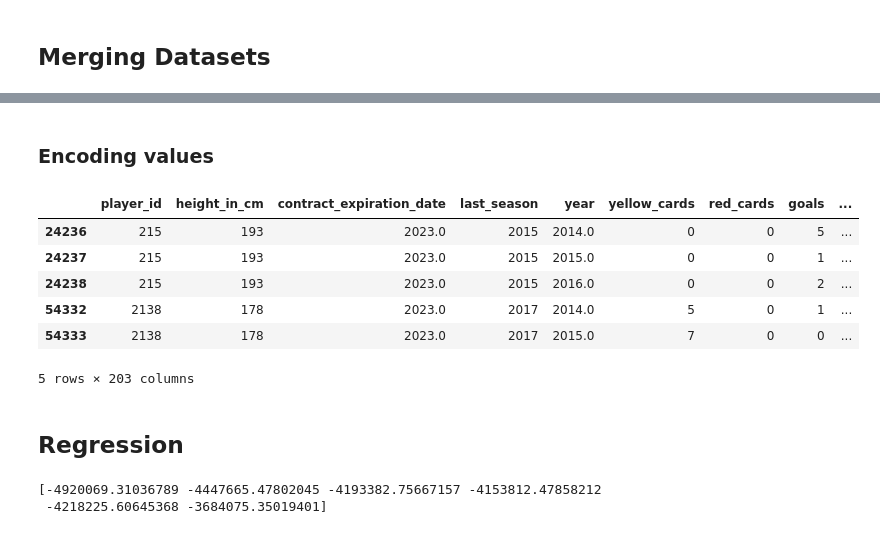
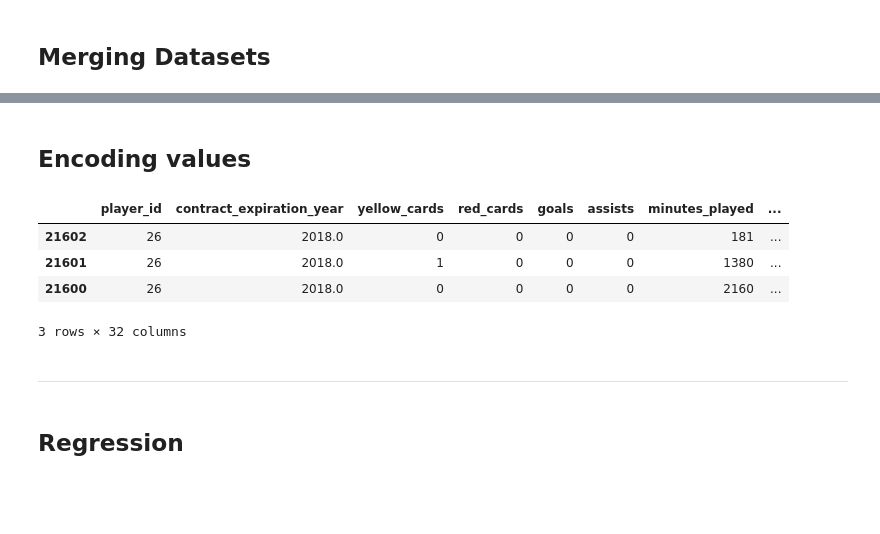
Before and after one commit to nicholasdieke/football-player-valuations, a Jupyter notebook: football_transfer_prediction.ipynb, the cells around one changed output, grey strips where cells are left out. Drawn from its saved outputs; the diff is of its cells as text; code cells hidden in the pictures; blank space fills up the shorter version.

```diff
--- a/football_transfer_prediction.ipynb
+++ b/football_transfer_prediction.ipynb
@@ -188,3 +183 @@ players = players.drop(columns=['current_club_id'])
-# %%
-players['contract_expiration_date'] = players['contract_expiration_date'].dt.year
 # %% [markdown]
@@ -192,4 +185,5 @@ players['contract_expiration_date'] = players['contract_expiration_date'].dt.yea
-# %%
-players = players[players['contract_expiration_date'].isnull() == False]
+# %%
+players['contract_expiration_year'] = players['contract_expiration_year'].fillna(players['last_season']+1)
+players = players.drop(columns=['last_season'])
 # %%
 players['foot'] = players['foot'].fillna('Right')
@@ -214,17 +212,19 @@ plt.show()
+# %%
+players = players.drop(columns=['height_in_cm', 'year'])
 # %% [markdown]
-### Encoding values
+## Encoding values
 # %%
 players = pd.get_dummies(players)
 # %%
-players = players.sort_values(by=['player_id', 'year'])
-players.head(5)
+players = players.sort_values(by=['player_id'])
+players.head(3)
 # %% [output]
-|  | player_id | height_in_cm | contract_expiration_date | last_season | year | yellow_cards | red_cards | goals | ... |
-| 24236 | 215 | 193 | 2023.0 | 2015 | 2014.0 | 0 | 0 | 5 | ... |
-| 24237 | 215 | 193 | 2023.0 | 2015 | 2015.0 | 0 | 0 | 1 | ... |
-| 24238 | 215 | 193 | 2023.0 | 2015 | 2016.0 | 0 | 0 | 2 | ... |
-| 54332 | 2138 | 178 | 2023.0 | 2017 | 2014.0 | 5 | 0 | 1 | ... |
-| 54333 | 2138 | 178 | 2023.0 | 2017 | 2015.0 | 7 | 0 | 0 | ... |
+|  | player_id | contract_expiration_year | yellow_cards | red_cards | goals | assists | minutes_played | ... |
+| 21602 | 26 | 2018.0 | 0 | 0 | 0 | 0 | 181 | ... |
+| 21601 | 26 | 2018.0 | 1 | 0 | 0 | 0 | 1380 | ... |
+| 21600 | 26 | 2018.0 | 0 | 0 | 0 | 0 | 2160 | ... |
-5 rows × 203 columns
+3 rows × 32 columns
+# %% [markdown]
+---
 # %% [markdown]
 ## Regression
@@ -244,19 +230,0 @@ def gradientDescent(X,y,theta,iters,alpha):
-# %%
-X = players.drop(columns=['market_value_in_eur', 'player_id'])
-Y = players['market_value_in_eur']
-
-
-from sklearn.linear_model import LinearRegression
-from sklearn.model_selection import train_test_split
-from sklearn.model_selection import cross_val_score, cross_val_predict
-
-
-# Create a LinearRegression model
-model = LinearRegression()
-
-scores = cross_val_score(model, X, Y, cv=6, scoring="neg_mean_absolute_error")
-
-print(scores)
-# %% [output]
-[-4920069.31036789 -4447665.47802045 -4193382.75667157 -4153812.47858212
- -4218225.60645368 -3684075.35019401]
```
Also changed, not shown: parts of 116 cells of this notebook.
